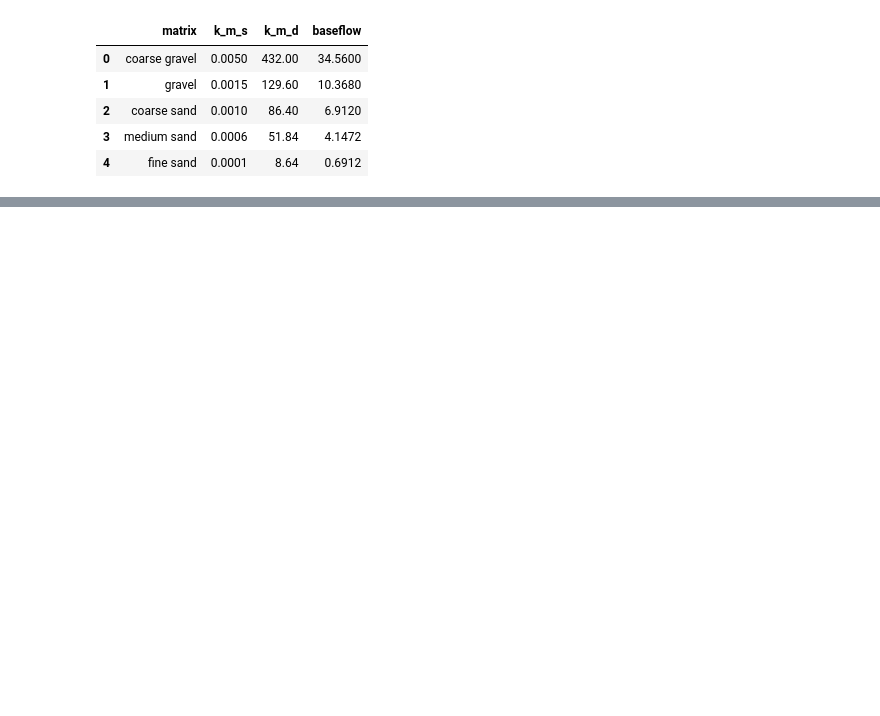
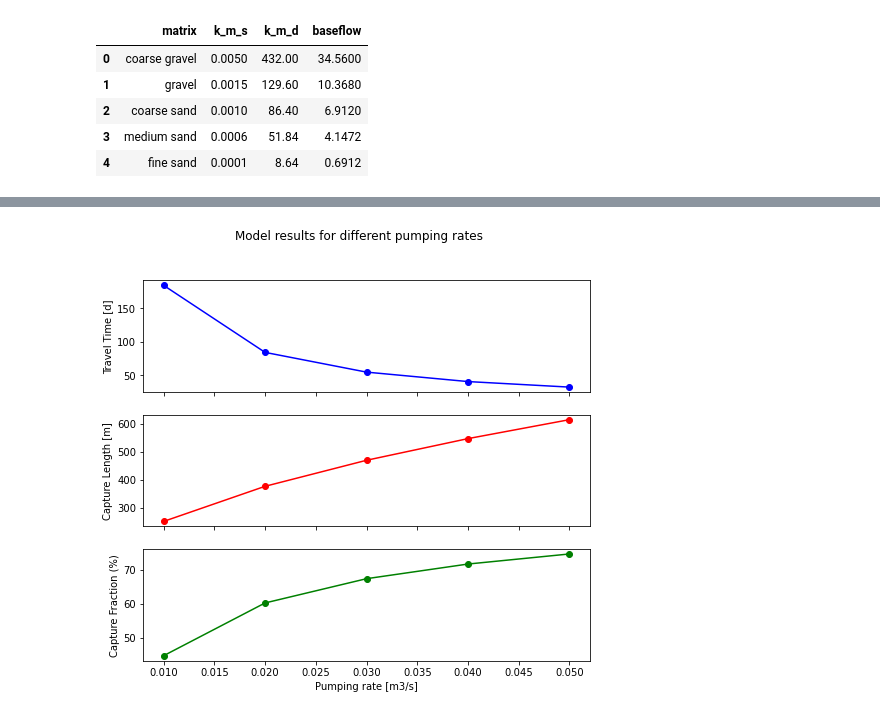
Before and after one commit to vcantarella/study_project, a Jupyter notebook: model_exploration.ipynb, the cells around one changed output, grey strips where cells are left out. Saved outputs shown, nothing was run; the diff lists cells and outputs as text; code cells hidden in the pictures; blank space fills up the shorter version.

```diff
--- a/model_exploration.ipynb
+++ b/model_exploration.ipynb
@@ -132,0 +284,6 @@ plt.savefig("model_results_grain_size.png", dpi = 400)
+# %%
+hk = pd.DataFrame()
+hk['minimum travel time'] = tts
+hk['river capture length'] = lengths
+hk['capture fraction'] = cap_fracs
+hk['well pumping rate'] = np.arange(0.01,0.06,0.01)
@@ -132,0 +299,14 @@ plt.savefig("model_results_grain_size.png", dpi = 400)
+# %%
+fig, axs = plt.subplots(3,1,sharex = True, figsize = (8,7))
+
+axs[0].plot(hk['well pumping rate'],hk['minimum travel time'], 'bo-')
+axs[0].set_ylabel('Travel Time [d]')
+axs[1].plot(hk['well pumping rate'],hk['river capture length'], 'ro-')
+axs[1].set_ylabel('Capture Length [m]')
+axs[2].plot(hk['well pumping rate'],hk['capture fraction']*100, 'go-')
+axs[2].set_ylabel('Capture Fraction (%)')
+axs[2].set_xlabel("Pumping rate [m3/s]")
+fig.suptitle("Model results for different pumping rates")
+plt.savefig("model_results_well_pump_river.png", dpi = 400)
+# %% [output]
+[figure, added]
```
Also changed, not shown: parts of 22 cells of this notebook, 10 other files.
